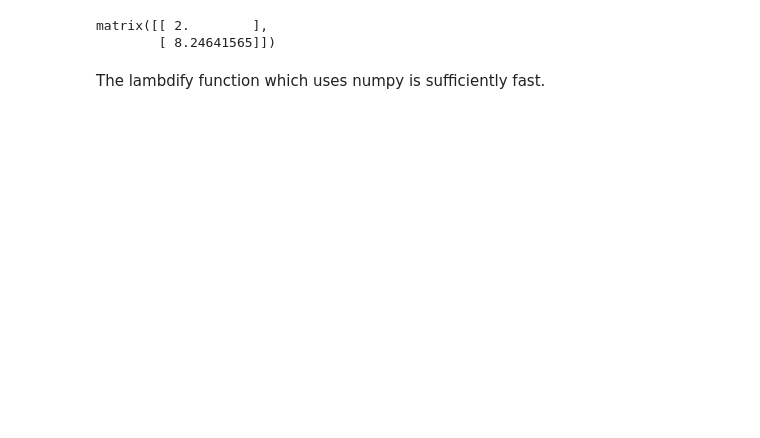
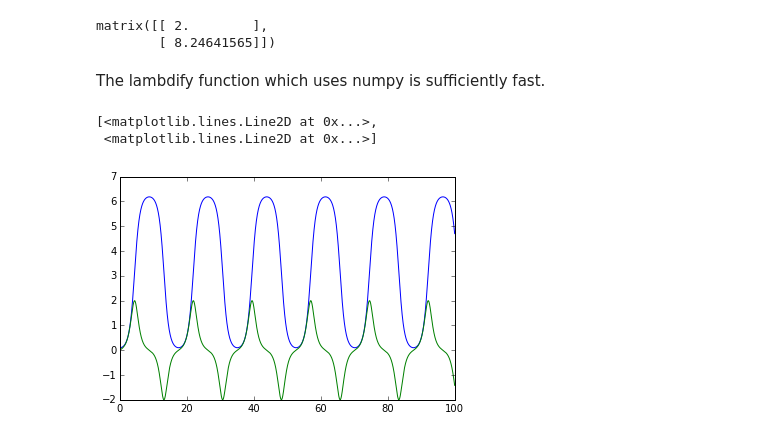
Before and after one commit to jgoppert/PX4-SIL, a Jupyter notebook: Pendulum.ipynb, the cells around one changed output. Cells and saved outputs as stored; diff of their text form; code cells hidden in the pictures; blank space fills up the shorter version.

Commit message:
Improved sympy utils, pushed upstream to sympy, also working on pend.

```diff
--- a/Pendulum.ipynb
+++ b/Pendulum.ipynb
@@ -86,10 +100,27 @@ rhs
 # %%
-f_pend_dyn = state_space_lambdify(rhs, x_vect, u_vect,  m, g, l)
-f_pend_dyn(x=[1,2], u=[0], m=1, g=9.8, l=1)
+f_pend_dyn = state_space_lambdify(rhs, t, x_vect, u_vect,  m, g, l)
+f_pend_dyn(t=0, x=[1,2], u=[0], m=1, g=9.8, l=1)
 # %% [output]
 matrix([[ 2.        ],
         [ 8.24641565]])
 # %% [markdown]
 The lambdify function which uses numpy is sufficiently fast.
+# %%
+import scipy.integrate
+ode = scipy.integrate.ode(f_pend_dyn)
+ode.set_initial_value([0.1,0])
+ode.set_f_params([0], 1, 1, 1)
+dt = 0.01
+x = []
+t = []
+while ode.t +dt < 100:
+    ode.integrate(ode.t + dt)
+    x.append(ode.y)
+    t.append(ode.t)
+plt.plot(t, x)
+# %% [output]
+[<matplotlib.lines.Line2D at 0x...>,
+ <matplotlib.lines.Line2D at 0x...>]
+[figure, added]
 # %%
 %%timeit
```
Also changed, not shown: parts of 4 cells of this notebook, 3 other files.
